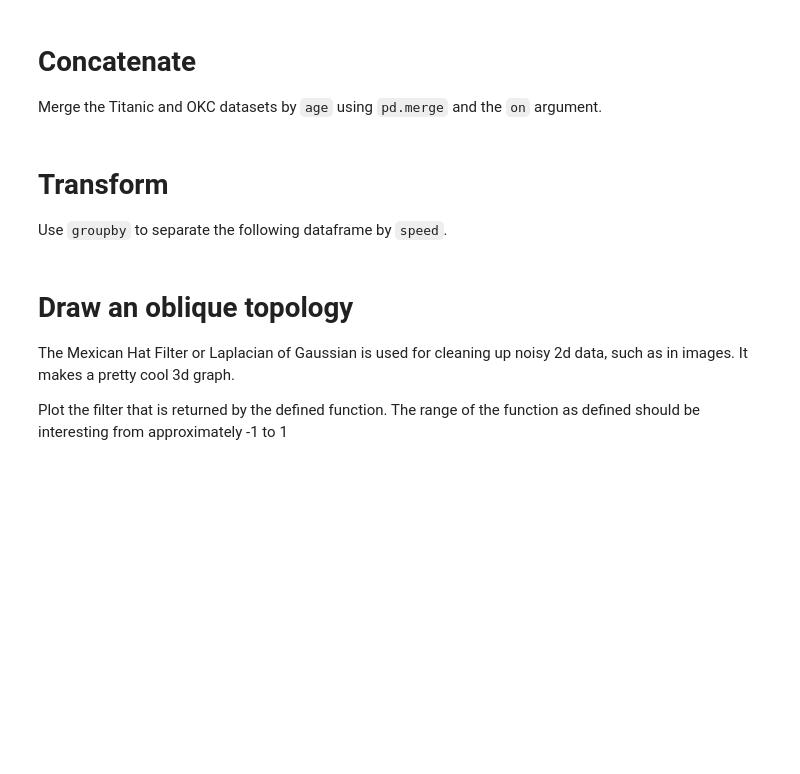
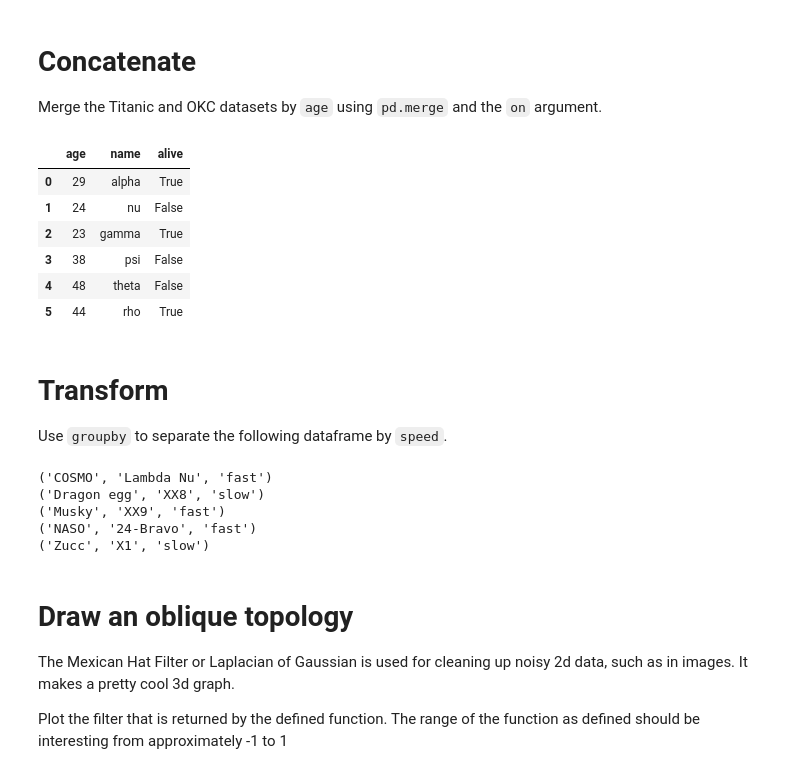
Before and after one commit to schwaaweb/aimlds1_02, a Jupyter notebook: F02_SC--DJ--Data_Week_Sprint_Challenge.ipynb, the cells around one changed output. Cells and saved outputs as stored; diff of their text form; code cells hidden in the pictures; blank space fills up the shorter version.

```diff
--- a/F02_SC--DJ--Data_Week_Sprint_Challenge.ipynb
+++ b/F02_SC--DJ--Data_Week_Sprint_Challenge.ipynb
@@ -166,14 +166,29 @@ Merge the Titanic and OKC datasets by `age` using `pd.merge` and the `on` argume
 # %%
 Titanic = pd.DataFrame({
     'age': [29, 24, 23, 38, 48, 44],
     'name': ['alpha', 'nu', 'gamma', 'psi', 'theta', 'rho']
 })
 OKC = pd.DataFrame({
     'age': [48, 44, 38, 29, 24, 23],
     'alive': [False, True, False, True, False, True]
 })
 
 # Merge and print the result
+
+
+Titanicm = Titanic.merge(OKC, on="age")
+OKCm = OKC.merge(Titanic, on="age")
+
+#OKCm
+Titanicm
+# %% [output]
+|  | age | name | alive |
+| 0 | 29 | alpha | True |
+| 1 | 24 | nu | False |
+| 2 | 23 | gamma | True |
+| 3 | 38 | psi | False |
+| 4 | 48 | theta | False |
+| 5 | 44 | rho | True |
 # %% [markdown]
 # Transform
 
@@ -186,8 +201,17 @@ Rockets = pd.DataFrame({
 })
 
 # `groupby` and store the result.
-
+Rocketsa = Rockets.groupby(['name','engine','speed']).groups
+Rocketsa
 # Iterate over each result and print it on its own line/s
+for n in Rocketsa:
+  print(n)
+# %% [output]
+('COSMO', 'Lambda Nu', 'fast')
+('Dragon egg', 'XX8', 'slow')
+('Musky', 'XX9', 'fast')
+('NASO', '24-Bravo', 'fast')
+('Zucc', 'X1', 'slow')
 # %% [markdown]
 # Draw an oblique topology
 
```
